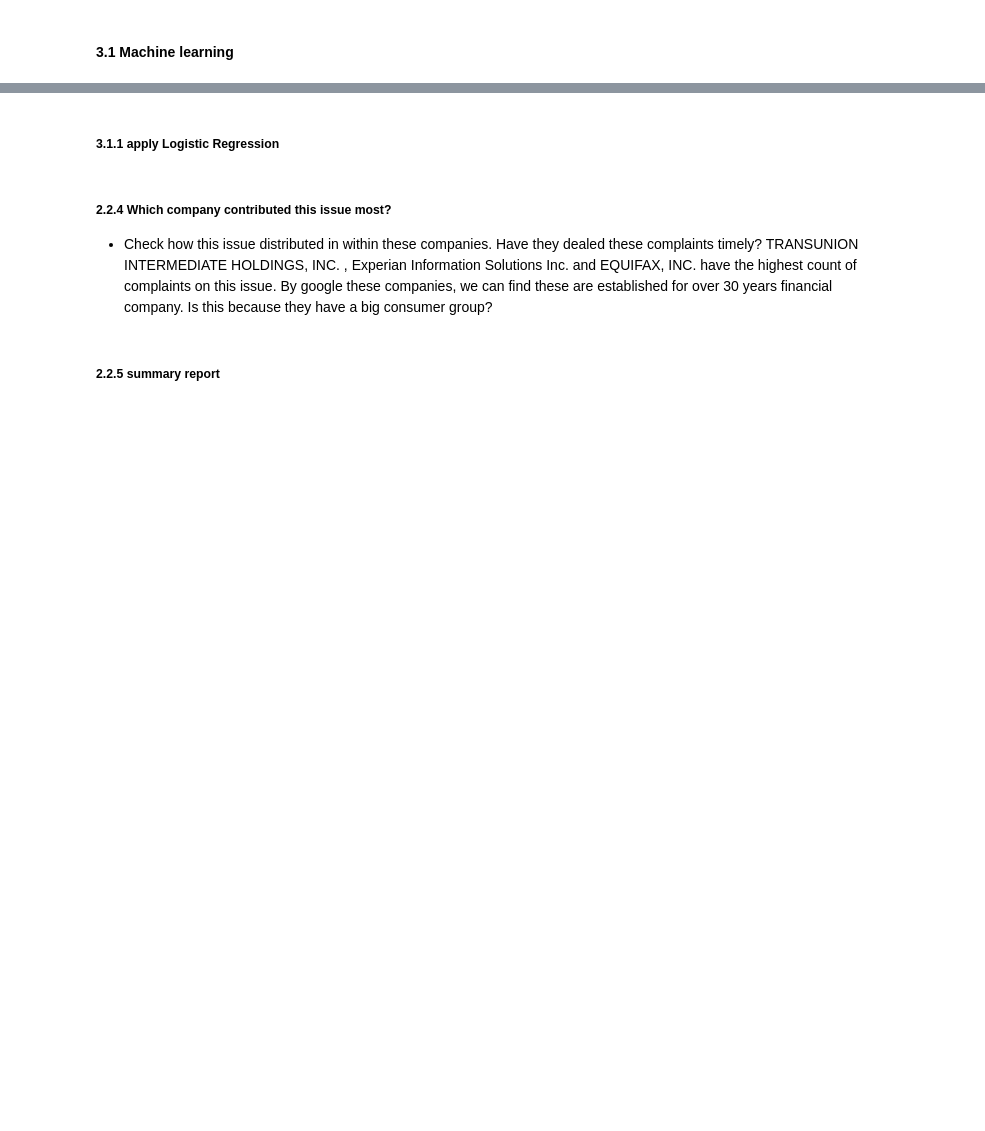
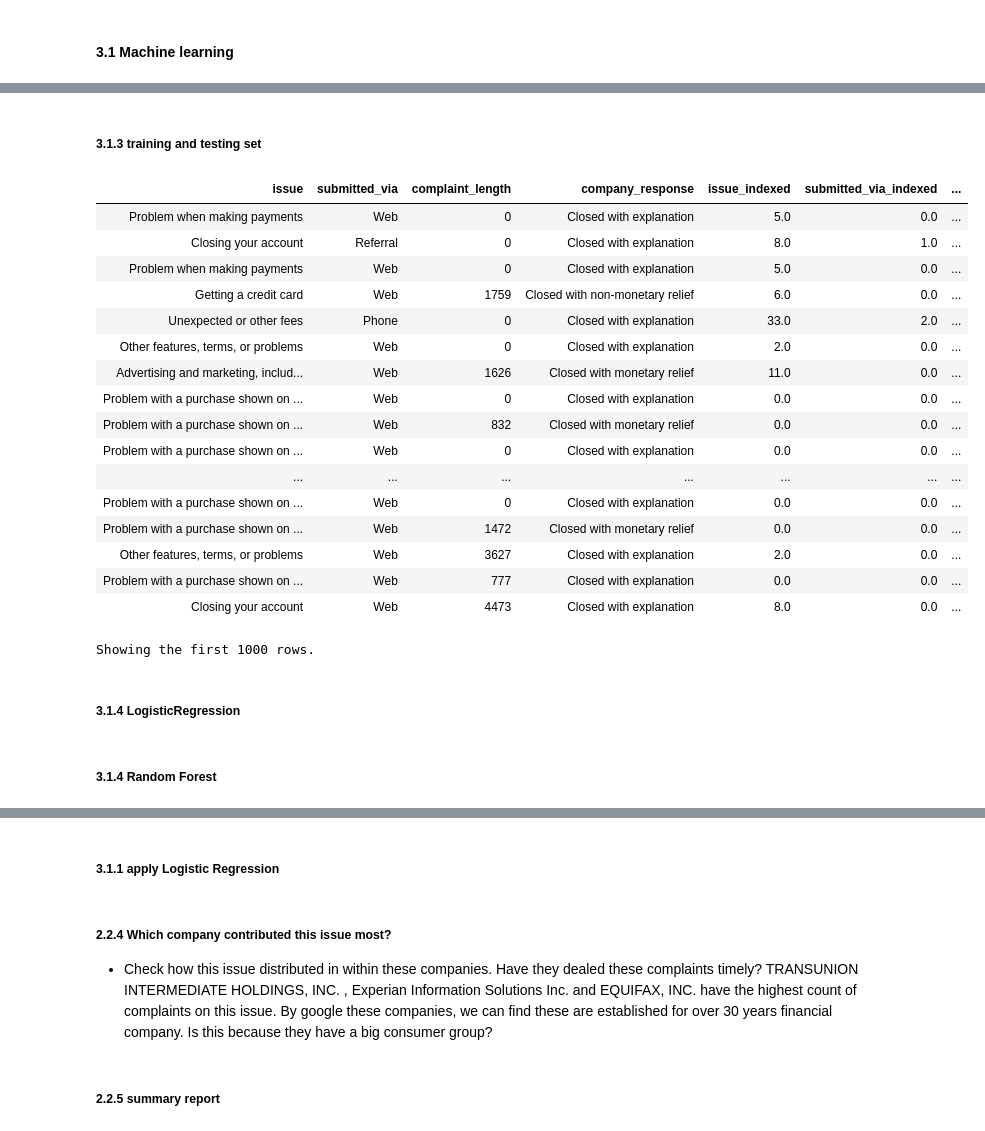
Before and after one commit to rachel0614/BDA2021Project1, a Jupyter notebook: BDA/CustomerComplaint.ipynb, the cells around one changed output, grey strips where cells are left out. Drawn from its saved outputs; the diff is of its cells as text; code cells hidden in the pictures; blank space fills up the shorter version.

```diff
--- a/BDA/CustomerComplaint.ipynb
+++ b/BDA/CustomerComplaint.ipynb
@@ -437,0 +459,4 @@ We start with the **complaint_what_happened**, split the sentences into words to
+# %%
+sdf_ml = sqlContext.sql("SELECT issue,submitted_via,complaint_length,company_response FROM t_complaints WHERE product_merged='Card'")
+total = sdf_ml.count()
+print(("Total", total," records, ", len(sdf_ml.columns), " columns"))
@@ -437,0 +479,27 @@ We start with the **complaint_what_happened**, split the sentences into words to
+# %%
+from pyspark.ml import Pipeline
+from pyspark.ml.feature import StringIndexer, OneHotEncoder, VectorAssembler
+
+#categorical string columns
+cat_columns = ['issue','submitted_via','company_response']
+#pipeline
+#indexers = [StringIndexer(inputCol=column, outputCol=column+"_index") for column in cat_columns, \
+#            OneHotEncoder(inputCol=column, outputCol=column+"_encode"), \
+#            VectorAssembler
+            #CountVectorizer(inputCol="words", outputCol="features", vocabSize=4, minDF=1.0)
+#           ]
+
+#pipeline = Pipeline(stages=indexers)
+#coresponding *_index columns are added to the new dataframe
+#sdf = pipeline.fit(df).transform(sdf)
+
+
+indexers = [StringIndexer(inputCol=c, outputCol="{0}_indexed".format(c)) for c in cat_columns]
+encoders = [OneHotEncoder(inputCol=indexer.getOutputCol(),outputCol="{0}_encoded".format(indexer.getOutputCol())) for indexer in indexers]
+assembler = VectorAssembler(inputCols=[['complaint_length']+encoder.getOutputCol() for encoder in encoders],outputCol="features")
+
+
+assembler = VectorAssembler(inputCols = columns_to_use, outputCol = features)
+
+pipeline = Pipeline(stages=indexers + encoders + [assembler])
+sdf_ml_transformed = pipeline.fit(sdf_ml).transform(sdf_ml)
@@ -437,0 +508,23 @@ We start with the **complaint_what_happened**, split the sentences into words to
+# %% [markdown]
+##### 3.1.3 training and testing set
+# %%
+display(sdf_ml_transformed)
+# %% [output]
+| issue | submitted_via | complaint_length | company_response | issue_indexed | submitted_via_indexed | ... |
+| Problem when making payments | Web | 0 | Closed with explanation | 5.0 | 0.0 | ... |
+| Closing your account | Referral | 0 | Closed with explanation | 8.0 | 1.0 | ... |
+| Problem when making payments | Web | 0 | Closed with explanation | 5.0 | 0.0 | ... |
+| Getting a credit card | Web | 1759 | Closed with non-monetary relief | 6.0 | 0.0 | ... |
+| Unexpected or other fees | Phone | 0 | Closed with explanation | 33.0 | 2.0 | ... |
+| Other features, terms, or problems | Web | 0 | Closed with explanation | 2.0 | 0.0 | ... |
+| Advertising and marketing, includ... | Web | 1626 | Closed with monetary relief | 11.0 | 0.0 | ... |
+| Problem with a purchase shown on ... | Web | 0 | Closed with explanation | 0.0 | 0.0 | ... |
+| Problem with a purchase shown on ... | Web | 832 | Closed with monetary relief | 0.0 | 0.0 | ... |
+| Problem with a purchase shown on ... | Web | 0 | Closed with explanation | 0.0 | 0.0 | ... |
+| ... | ... | ... | ... | ... | ... | ... |
+| Problem with a purchase shown on ... | Web | 0 | Closed with explanation | 0.0 | 0.0 | ... |
+| Problem with a purchase shown on ... | Web | 1472 | Closed with monetary relief | 0.0 | 0.0 | ... |
+| Other features, terms, or problems | Web | 3627 | Closed with explanation | 2.0 | 0.0 | ... |
+| Problem with a purchase shown on ... | Web | 777 | Closed with explanation | 0.0 | 0.0 | ... |
+| Closing your account | Web | 4473 | Closed with explanation | 8.0 | 0.0 | ... |
+Showing the first 1000 rows.
@@ -437,0 +533,2 @@ We start with the **complaint_what_happened**, split the sentences into words to
+# %% [markdown]
+##### 3.1.4 LogisticRegression
@@ -437,0 +549,2 @@ We start with the **complaint_what_happened**, split the sentences into words to
+# %% [markdown]
+##### 3.1.4 Random Forest
```
Also changed, not shown: parts of 85 cells of this notebook.
